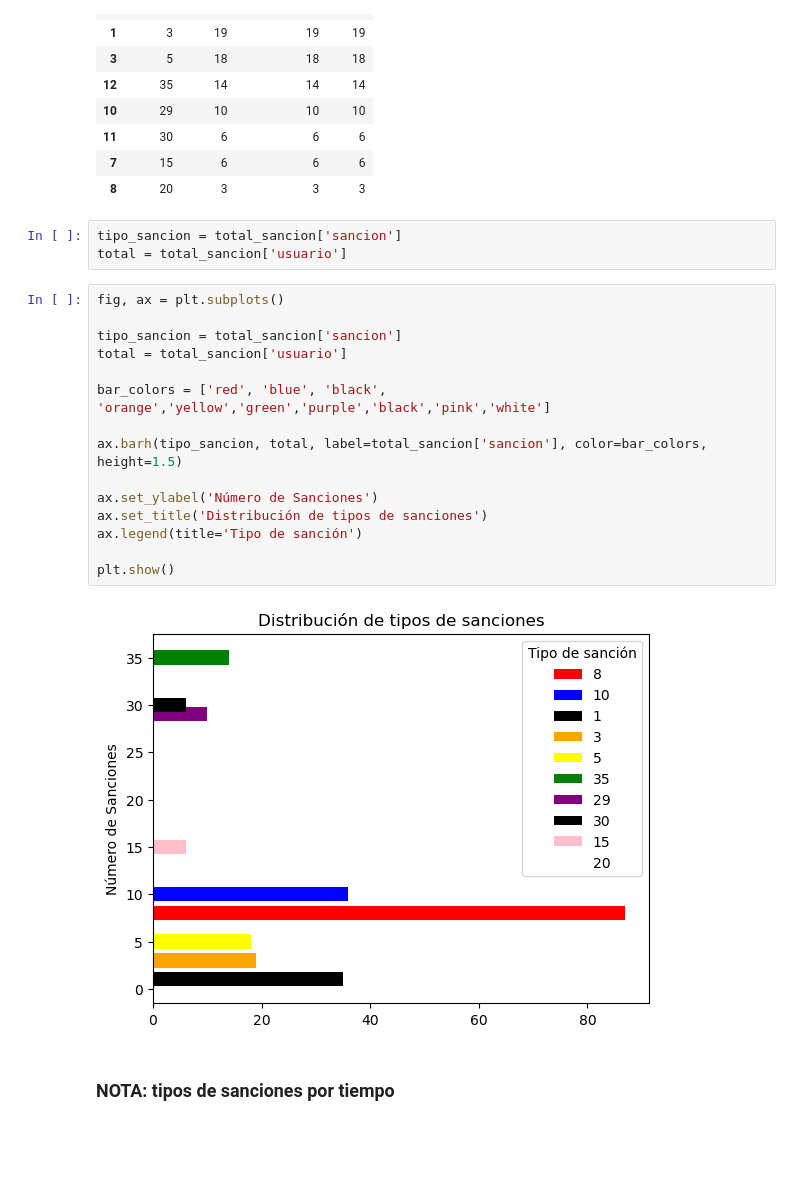
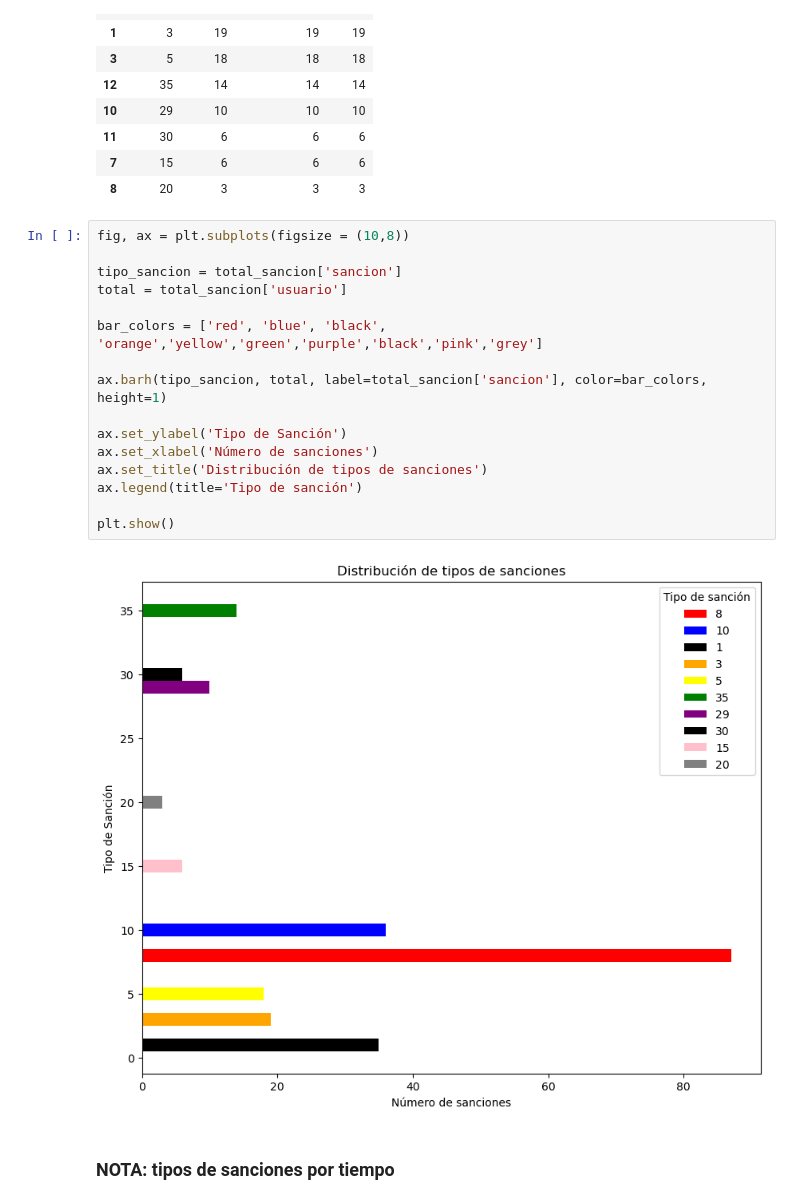
Before and after one commit to dfosorio111/tech_skills, a Jupyter notebook: visualization/data_analytics_AgenteSalas .ipynb, the cells around one changed output. Saved outputs shown, nothing was run; the diff lists cells and outputs as text; blank space fills up the shorter version.

```diff
--- a/visualization/data_analytics_AgenteSalas .ipynb
+++ b/visualization/data_analytics_AgenteSalas .ipynb
@@ -430,26 +422,24 @@ total_sancion
 | 11 | 30 | 6 | 6 | 6 |
 | 7 | 15 | 6 | 6 | 6 |
 | 8 | 20 | 3 | 3 | 3 |
-# %%
-tipo_sancion = total_sancion['sancion']
-total = total_sancion['usuario']
 # %%
-fig, ax = plt.subplots()
+fig, ax = plt.subplots(figsize = (10,8))
 
 tipo_sancion = total_sancion['sancion']
 total = total_sancion['usuario']
 
-bar_colors = ['red', 'blue', 'black', 'orange','yellow','green','purple','black','pink','white']
+bar_colors = ['red', 'blue', 'black', 'orange','yellow','green','purple','black','pink','grey']
 
-ax.barh(tipo_sancion, total, label=total_sancion['sancion'], color=bar_colors, height=1.5)
+ax.barh(tipo_sancion, total, label=total_sancion['sancion'], color=bar_colors, height=1)
 
-ax.set_ylabel('Número de Sanciones')
+ax.set_ylabel('Tipo de Sanción')
+ax.set_xlabel('Número de sanciones')
 ax.set_title('Distribución de tipos de sanciones')
 ax.legend(title='Tipo de sanción')
 
 plt.show()
 # %% [output]
-[figure, old version]
+[figure, new version]
 # %% [markdown]
 ### NOTA: tipos de sanciones por tiempo
 # %% [markdown]
```
Also changed, not shown: parts of 26 cells of this notebook, 1 other file.
